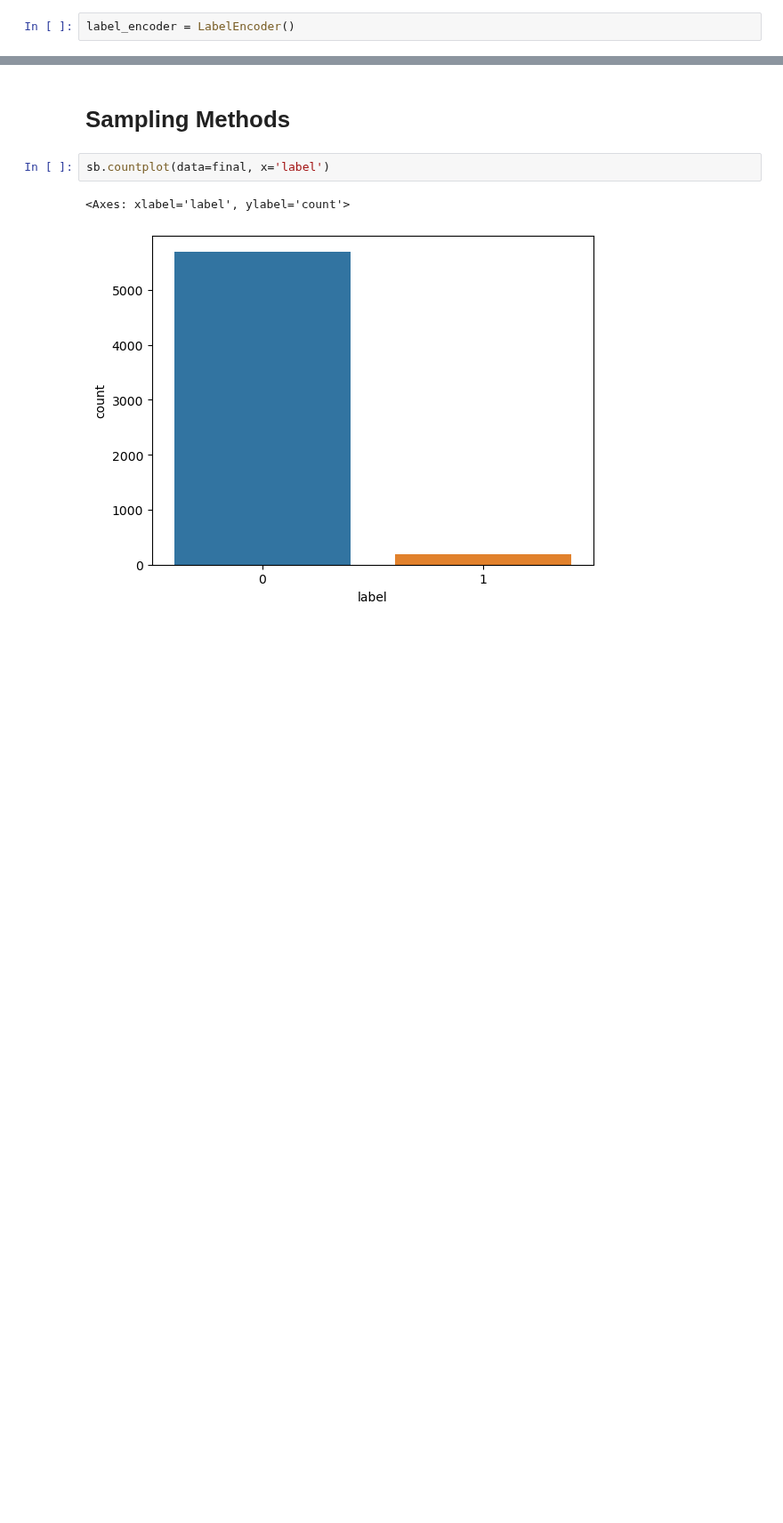
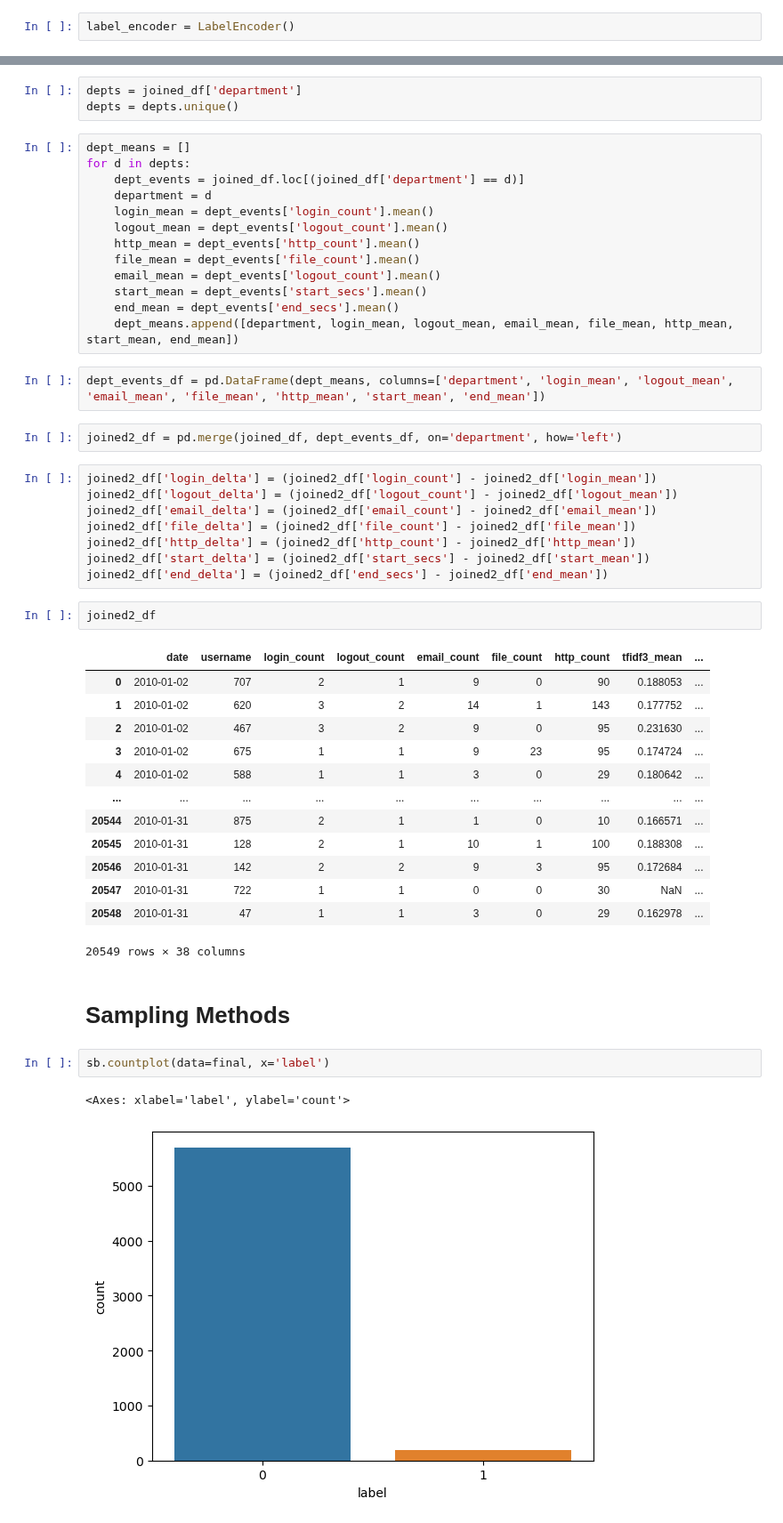
Before and after one commit to kenclements/praxis, a Jupyter notebook: cert-preprocess.ipynb, the cells around one changed output, grey strips where cells are left out. Shown at 89% size. Drawn from its saved outputs; the diff is of its cells as text; blank space fills up the shorter version.

```diff
--- a/cert-preprocess.ipynb
+++ b/cert-preprocess.ipynb
@@ -290,3 +296,47 @@ final['username'] = label_encoder.fit_transform(final['username'])
+# %%
+depts = joined_df['department']
+depts = depts.unique()
+# %%
+dept_means = []
+for d in depts:
+    dept_events = joined_df.loc[(joined_df['department'] == d)]
+    department = d
+    login_mean = dept_events['login_count'].mean()
+    logout_mean = dept_events['logout_count'].mean()
+    http_mean = dept_events['http_count'].mean()
+    file_mean = dept_events['file_count'].mean()
+    email_mean = dept_events['logout_count'].mean()
+    start_mean = dept_events['start_secs'].mean()
+    end_mean = dept_events['end_secs'].mean()
+    dept_means.append([department, login_mean, logout_mean, email_mean, file_mean, http_mean, start_mean, end_mean])
+# %%
+dept_events_df = pd.DataFrame(dept_means, columns=['department', 'login_mean', 'logout_mean', 'email_mean', 'file_mean', 'http_mean', 'start_mean', 'end_mean'])
+# %%
+joined2_df = pd.merge(joined_df, dept_events_df, on='department', how='left')
+# %%
+joined2_df['login_delta'] = (joined2_df['login_count'] - joined2_df['login_mean'])
+joined2_df['logout_delta'] = (joined2_df['logout_count'] - joined2_df['logout_mean'])
+joined2_df['email_delta'] = (joined2_df['email_count'] - joined2_df['email_mean'])
+joined2_df['file_delta'] = (joined2_df['file_count'] - joined2_df['file_mean'])
+joined2_df['http_delta'] = (joined2_df['http_count'] - joined2_df['http_mean'])
+joined2_df['start_delta'] = (joined2_df['start_secs'] - joined2_df['start_mean'])
+joined2_df['end_delta'] = (joined2_df['end_secs'] - joined2_df['end_mean'])
+# %%
+joined2_df
+# %% [output]
+|  | date | username | login_count | logout_count | email_count | file_count | http_count | tfidf3_mean | ... |
+| 0 | 2010-01-02 | 707 | 2 | 1 | 9 | 0 | 90 | 0.188053 | ... |
+| 1 | 2010-01-02 | 620 | 3 | 2 | 14 | 1 | 143 | 0.177752 | ... |
+| 2 | 2010-01-02 | 467 | 3 | 2 | 9 | 0 | 95 | 0.231630 | ... |
+| 3 | 2010-01-02 | 675 | 1 | 1 | 9 | 23 | 95 | 0.174724 | ... |
+| 4 | 2010-01-02 | 588 | 1 | 1 | 3 | 0 | 29 | 0.180642 | ... |
+| ... | ... | ... | ... | ... | ... | ... | ... | ... | ... |
+| 20544 | 2010-01-31 | 875 | 2 | 1 | 1 | 0 | 10 | 0.166571 | ... |
+| 20545 | 2010-01-31 | 128 | 2 | 1 | 10 | 1 | 100 | 0.188308 | ... |
+| 20546 | 2010-01-31 | 142 | 2 | 2 | 9 | 3 | 95 | 0.172684 | ... |
+| 20547 | 2010-01-31 | 722 | 1 | 1 | 0 | 0 | 30 | NaN | ... |
+| 20548 | 2010-01-31 | 47 | 1 | 1 | 3 | 0 | 29 | 0.162978 | ... |
+20549 rows × 38 columns
 # %% [markdown]
 # Sampling Methods
 # %%
```
Also changed, not shown: parts of 11 cells of this notebook.
